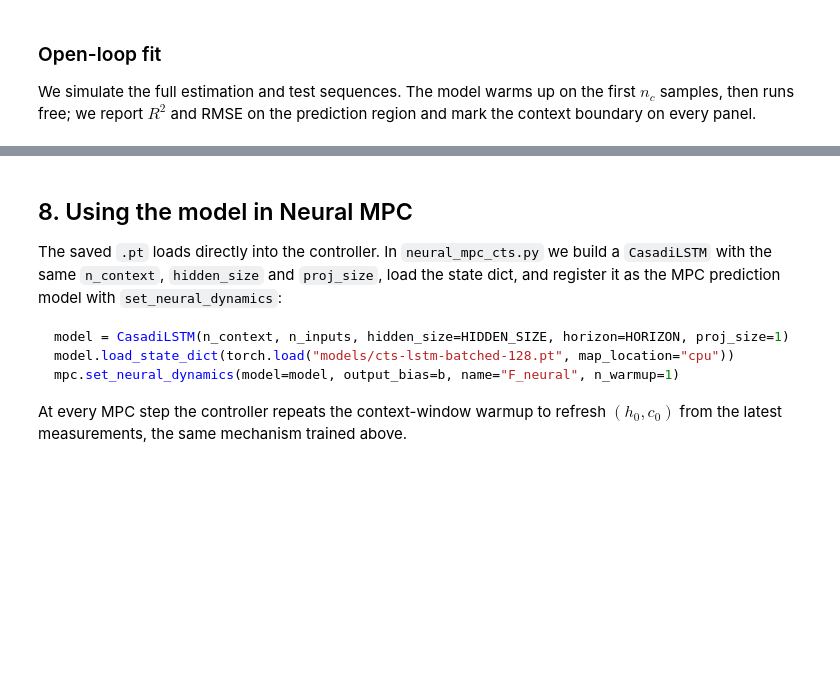
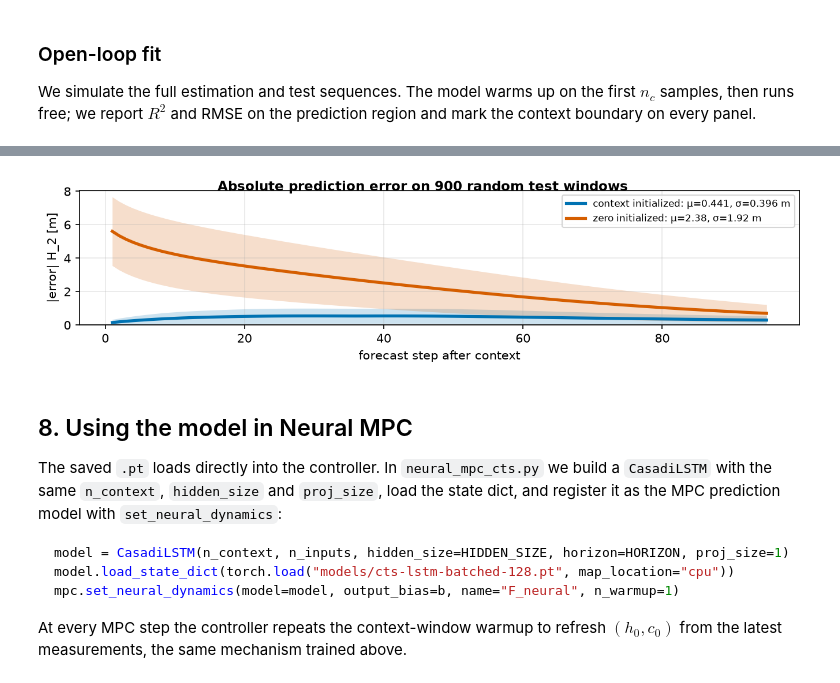
Before and after one commit to hzdr/neural-mpcx, a Jupyter notebook: examples/Cascaded_Two_Tank_System/lstm_training.ipynb, the cells around one changed output, grey strips where cells are left out. Drawn from its saved outputs; the diff is of its cells as text; code cells hidden in the pictures; blank space fills up the shorter version.

```diff
--- a/examples/Cascaded_Two_Tank_System/lstm_training.ipynb
+++ b/examples/Cascaded_Two_Tank_System/lstm_training.ipynb
@@ -304,3 +370,80 @@ plt.show()
+# %%
+N_RANDOM_WINDOWS = 900  # number of test chunks to compare
+RANDOM_SEED = 0
+
+n_possible_starts = len(u_test) - lt.WINDOW_SIZE + 1
+if lt.WINDOW_SIZE <= lt.N_CONTEXT or not 1 <= N_RANDOM_WINDOWS <= n_possible_starts:
+    raise ValueError("Choose a positive number of windows within the test data, "
+                     "with WINDOW_SIZE greater than N_CONTEXT.")
+rng = np.random.default_rng(RANDOM_SEED)
+window_starts = np.sort(rng.choice(n_possible_starts, N_RANDOM_WINDOWS,
+                                   replace=False))
+window_indices = window_starts[:, None] + np.arange(lt.WINDOW_SIZE)
+
+u_scaled = (lt.normalize_data(u_test, lt.U_NORM_PARAMS, lt.U_KEYS)
+            if lt.NORMALIZE_DATA else u_test)
+y_scaled = (lt.normalize_data(y_test, lt.Y_NORM_PARAMS, lt.Y_KEYS)
+            if lt.NORMALIZE_DATA else y_test)
+u_windows = torch.as_tensor(u_scaled[window_indices], dtype=torch.float32,
+                            device=device)
+y_windows = torch.as_tensor(y_scaled[window_indices], dtype=torch.float32,
+                            device=device)
+
+window_model = lt.build_lstm(n_inputs, n_outputs, batch_size=N_RANDOM_WINDOWS,
+                             sequence_length=lt.WINDOW_SIZE, device=device)
+window_model.load_state_dict(torch.load(str(eval_path), map_location=device))
+window_model.eval()
+with torch.no_grad():
+    # This call estimates a separate state from each window's measured context.
+    y_context_scaled = window_model(torch.cat((u_windows, y_windows), dim=-1))
+    h_zero = u_windows.new_zeros(1, N_RANDOM_WINDOWS, n_outputs)
+    c_zero = u_windows.new_zeros(1, N_RANDOM_WINDOWS, lt.HIDDEN_SIZE)
+    y_zero_scaled, _ = window_model.get_model()(
+        u_windows[:, lt.N_CONTEXT:, :], (h_zero, c_zero)
+    )
+
+y_sim_test_windows = y_context_scaled[:, lt.N_CONTEXT:, :].cpu().numpy()
+y_zero_test_windows = y_zero_scaled.cpu().numpy()
+if lt.NORMALIZE_DATA:
+    y_sim_test_windows = lt.denormalize_data(
+        y_sim_test_windows.reshape(-1, n_outputs), lt.Y_NORM_PARAMS, lt.Y_KEYS
+    ).reshape(y_sim_test_windows.shape)
+    y_zero_test_windows = lt.denormalize_data(
+        y_zero_test_windows.reshape(-1, n_outputs), lt.Y_NORM_PARAMS, lt.Y_KEYS
+    ).reshape(y_zero_test_windows.shape)
+
+y_true_windows = y_test[window_indices[:, lt.N_CONTEXT:]]
+error_context = np.abs(y_true_windows - y_sim_test_windows)
+error_zero = np.abs(y_true_windows - y_zero_test_windows)
+forecast_step = np.arange(1, lt.WINDOW_SIZE - lt.N_CONTEXT + 1)
+fig, axes = plt.subplots(n_outputs, 1, sharex=True, figsize=(9, 2.3 * n_outputs))
+axes = np.atleast_1d(axes)
+fig.suptitle(f"Absolute prediction error on {N_RANDOM_WINDOWS} random test windows",
+             fontsize=11, fontweight="bold")
+for i, ax in enumerate(axes):
+    for errors, color, label in (
+        (error_context[:, :, i], lt.COLOR_PRED, "context initialized"),
+        (error_zero[:, :, i], "#D55E00", "zero initialized"),
+    ):
+        mean_error = errors.mean(axis=0)
+        std_error = errors.std(axis=0)
+        ax.fill_between(forecast_step, np.maximum(0, mean_error - std_error),
+                        mean_error + std_error, color=color, alpha=0.2,
+                        linewidth=0)
+        ax.plot(forecast_step, mean_error, color=color, linewidth=2.5,
+                linestyle="-",
+                label=(f"{label}: μ={errors.mean():.3g}, "
+                       f"σ={errors.std():.3g} {lt.Y_UNITS[i]}"))
+    ax.set_ylabel(f"|error| {lt.Y_KEYS[i]} [{lt.Y_UNITS[i]}]")
+    ax.set_ylim(bottom=0)
+    ax.grid(True, alpha=0.3)
+    ax.legend(loc="best", fontsize=8)
+axes[-1].set_xlabel("forecast step after context")
+fig.tight_layout()
+fig.subplots_adjust(top=0.93)
+plt.show()
+# %% [output]
+[figure, added]
 # %% [markdown]
 ## 8. Using the model in Neural MPC
 
```
Also changed, not shown: parts of 12 cells of this notebook, 25 other files.
